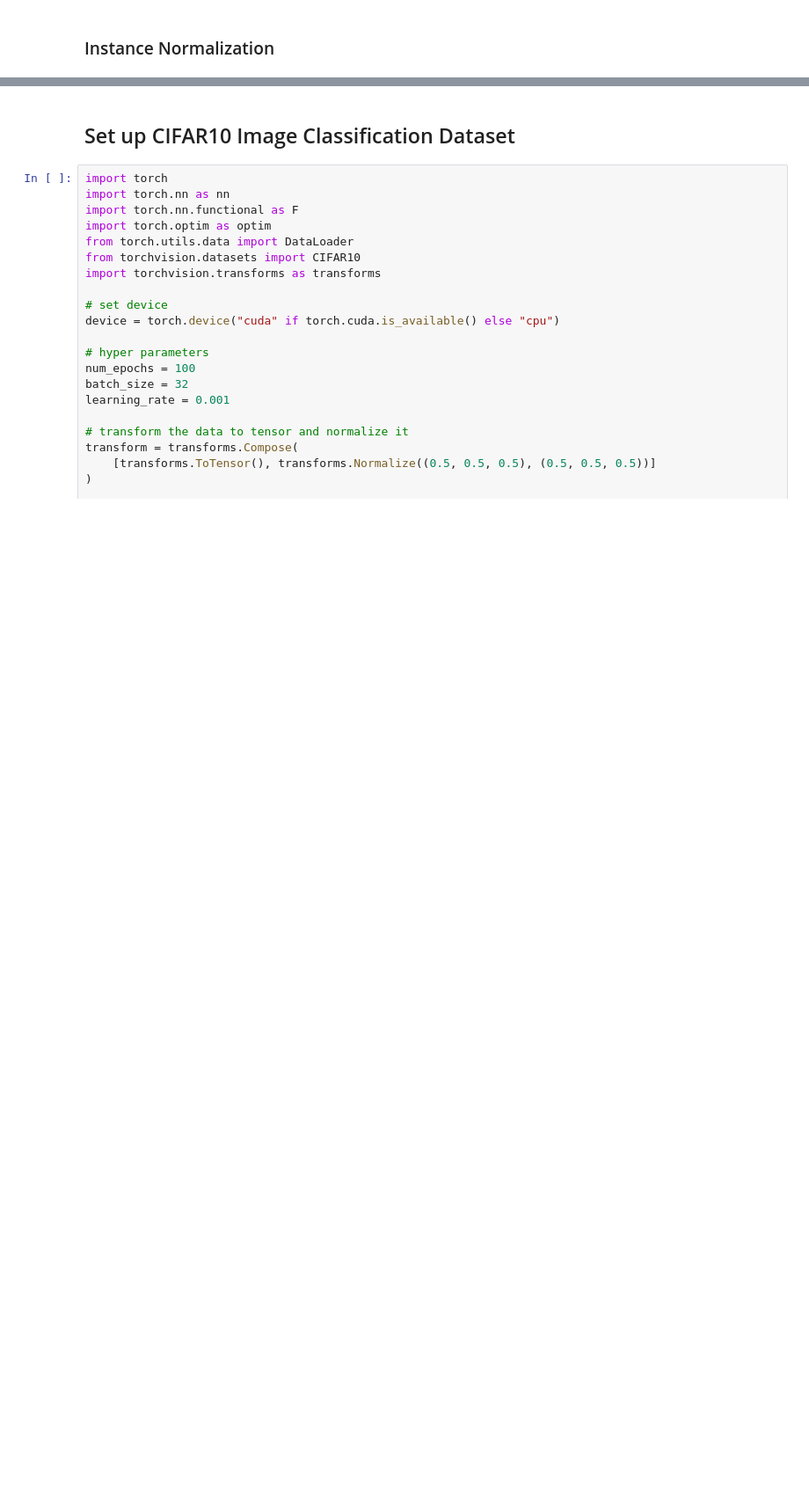
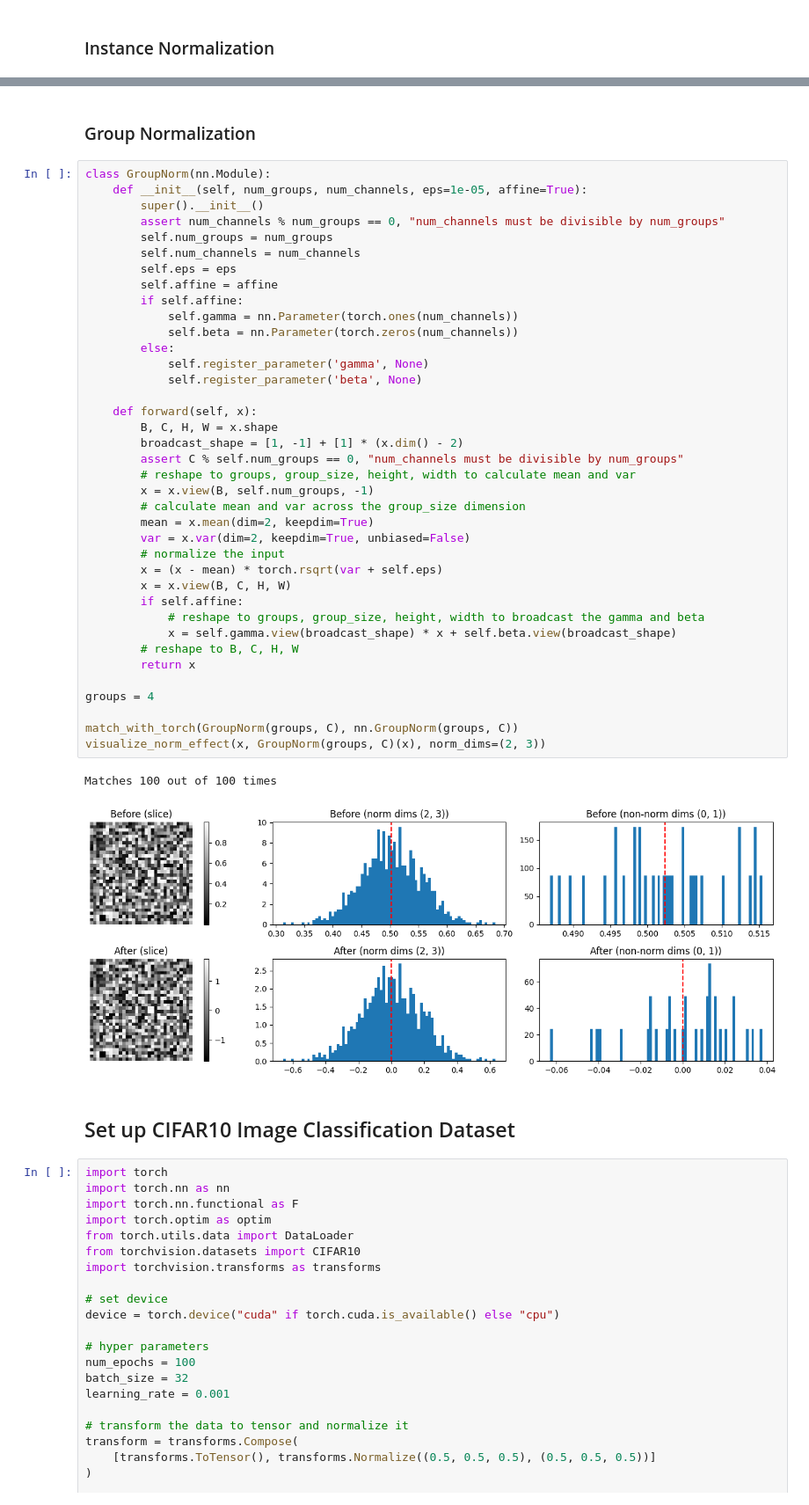
Before and after one commit to mohanen/deep-learning-blueprint, a Jupyter notebook: NormalizationLayers.ipynb, the cells around one changed output, grey strips where cells are left out. Shown: that part at 88% size. Cells and saved outputs as stored; diff of their text form; blank space fills up the shorter version.

```diff
--- a/NormalizationLayers.ipynb
+++ b/NormalizationLayers.ipynb
@@ -289,3 +297,46 @@ Matches 0 out of 100 times
+# %% [markdown]
+### Group Normalization
+# %%
+class GroupNorm(nn.Module):
+    def __init__(self, num_groups, num_channels, eps=1e-05, affine=True):
+        super().__init__()
+        assert num_channels % num_groups == 0, "num_channels must be divisible by num_groups"
+        self.num_groups = num_groups
+        self.num_channels = num_channels
+        self.eps = eps
+        self.affine = affine
+        if self.affine:
+            self.gamma = nn.Parameter(torch.ones(num_channels))
+            self.beta = nn.Parameter(torch.zeros(num_channels))
+        else:
+            self.register_parameter('gamma', None)
+            self.register_parameter('beta', None)
+
+    def forward(self, x):
+        B, C, H, W = x.shape
+        broadcast_shape = [1, -1] + [1] * (x.dim() - 2)
+        assert C % self.num_groups == 0, "num_channels must be divisible by num_groups"
+        # reshape to groups, group_size, height, width to calculate mean and var
+        x = x.view(B, self.num_groups, -1)
+        # calculate mean and var across the group_size dimension
+        mean = x.mean(dim=2, keepdim=True)
+        var = x.var(dim=2, keepdim=True, unbiased=False)
+        # normalize the input
+        x = (x - mean) * torch.rsqrt(var + self.eps)
+        x = x.view(B, C, H, W)
+        if self.affine:
+            # reshape to groups, group_size, height, width to broadcast the gamma and beta
+            x = self.gamma.view(broadcast_shape) * x + self.beta.view(broadcast_shape)
+        # reshape to B, C, H, W
+        return x
+
+groups = 4
+
+match_with_torch(GroupNorm(groups, C), nn.GroupNorm(groups, C))
+visualize_norm_effect(x, GroupNorm(groups, C)(x), norm_dims=(2, 3))
+# %% [output]
+Matches 100 out of 100 times
+[figure, added]
 # %% [markdown]
 ## Set up CIFAR10 Image Classification Dataset
 # %%
```
Also changed, not shown: parts of 4 cells of this notebook, 1 other file.
